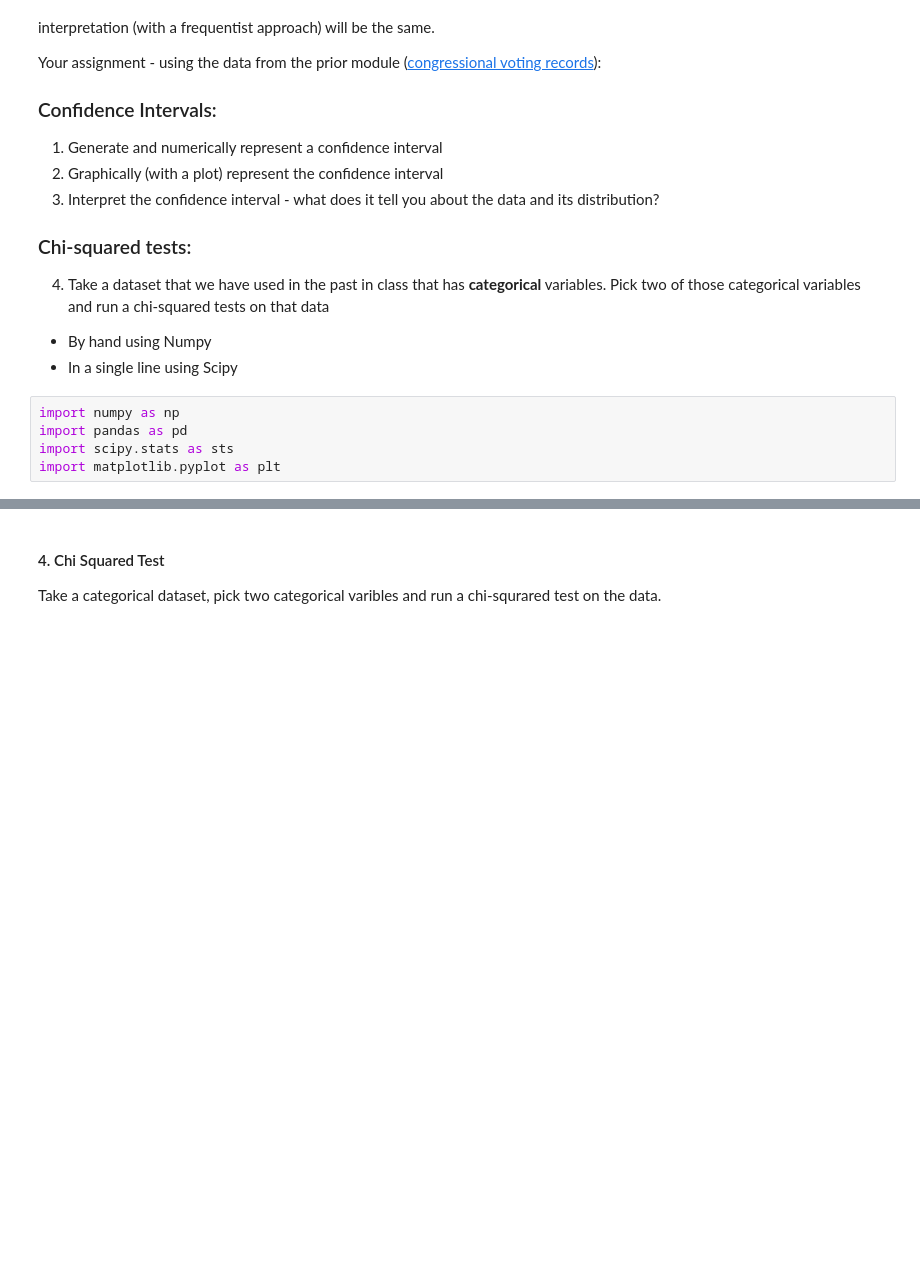
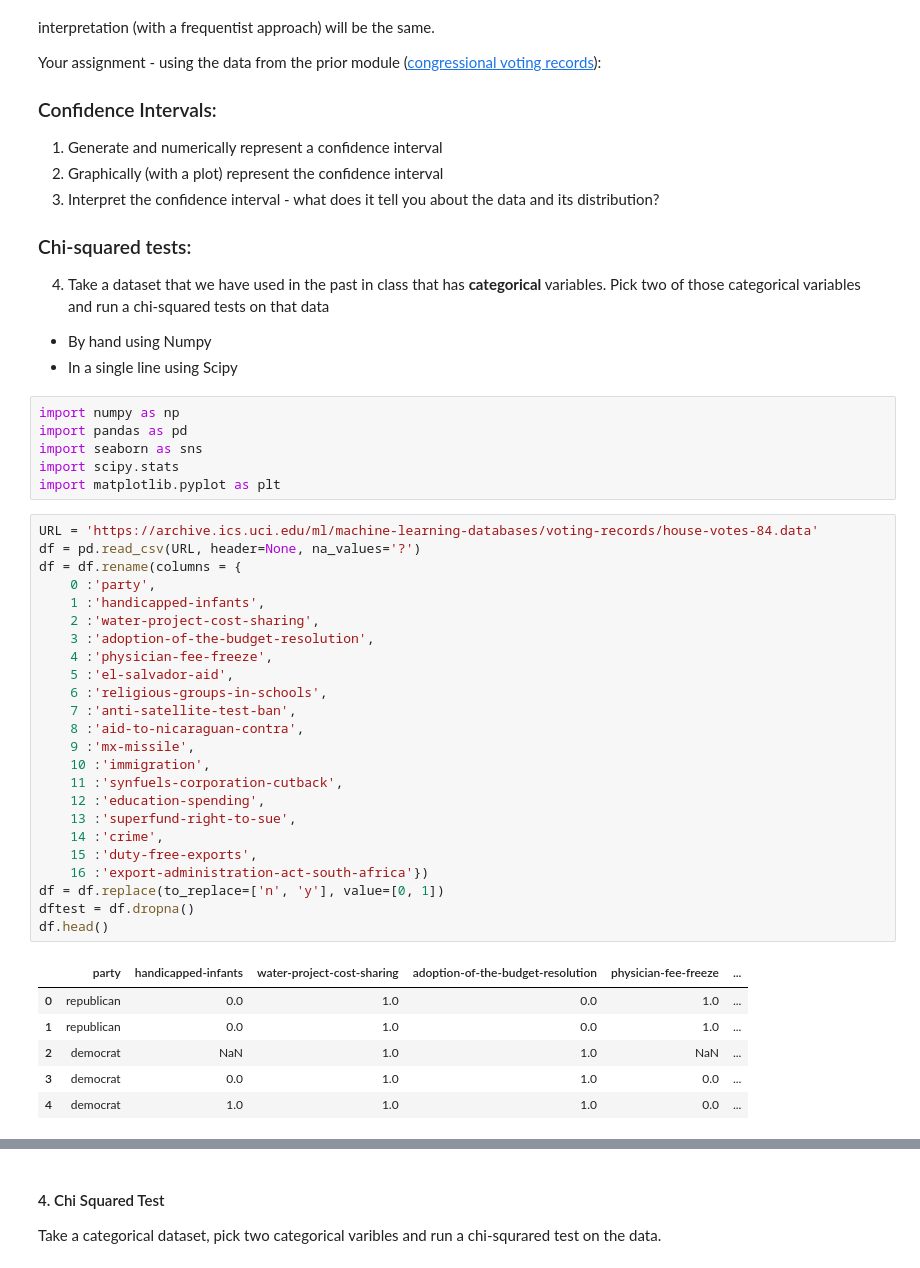
Before and after one commit to ChristianJJohnson/DS-Unit-1-Sprint-2-Statistics, a Jupyter notebook: module2/LS_DS_122_Sampling_Confidence_Intervals_and_Hypothesis_Testing_Assignment.ipynb, the cells around one changed output, grey strips where cells are left out. Cells and saved outputs as stored; diff of their text form; blank space fills up the shorter version.

```diff
--- a/module2/LS_DS_122_Sampling_Confidence_Intervals_and_Hypothesis_Testing_Assignment.ipynb
+++ b/module2/LS_DS_122_Sampling_Confidence_Intervals_and_Hypothesis_Testing_Assignment.ipynb
@@ -30,5 +30,37 @@ Your assignment - using the data from the prior module ([congressional voting re
 # %%
 import numpy as np
 import pandas as pd
-import scipy.stats as sts
+import seaborn as sns
+import scipy.stats
 import matplotlib.pyplot as plt
+# %%
+URL = 'https://archive.ics.uci.edu/ml/machine-learning-databases/voting-records/house-votes-84.data'
+df = pd.read_csv(URL, header=None, na_values='?')
+df = df.rename(columns = {
+    0 :'party',
+    1 :'handicapped-infants',
+    2 :'water-project-cost-sharing',
+    3 :'adoption-of-the-budget-resolution',
+    4 :'physician-fee-freeze',
+    5 :'el-salvador-aid',
+    6 :'religious-groups-in-schools',
+    7 :'anti-satellite-test-ban',
+    8 :'aid-to-nicaraguan-contra',
+    9 :'mx-missile',
+    10 :'immigration',
+    11 :'synfuels-corporation-cutback',
+    12 :'education-spending',
+    13 :'superfund-right-to-sue',
+    14 :'crime',
+    15 :'duty-free-exports',
+    16 :'export-administration-act-south-africa'})
+df = df.replace(to_replace=['n', 'y'], value=[0, 1])
+dftest = df.dropna()
+df.head()
+# %% [output]
+|  | party | handicapped-infants | water-project-cost-sharing | adoption-of-the-budget-resolution | physician-fee-freeze | ... |
+| 0 | republican | 0.0 | 1.0 | 0.0 | 1.0 | ... |
+| 1 | republican | 0.0 | 1.0 | 0.0 | 1.0 | ... |
+| 2 | democrat | NaN | 1.0 | 1.0 | NaN | ... |
+| 3 | democrat | 0.0 | 1.0 | 1.0 | 0.0 | ... |
+| 4 | democrat | 1.0 | 1.0 | 1.0 | 0.0 | ... |
```
Also changed, not shown: parts of 12 cells of this notebook.
